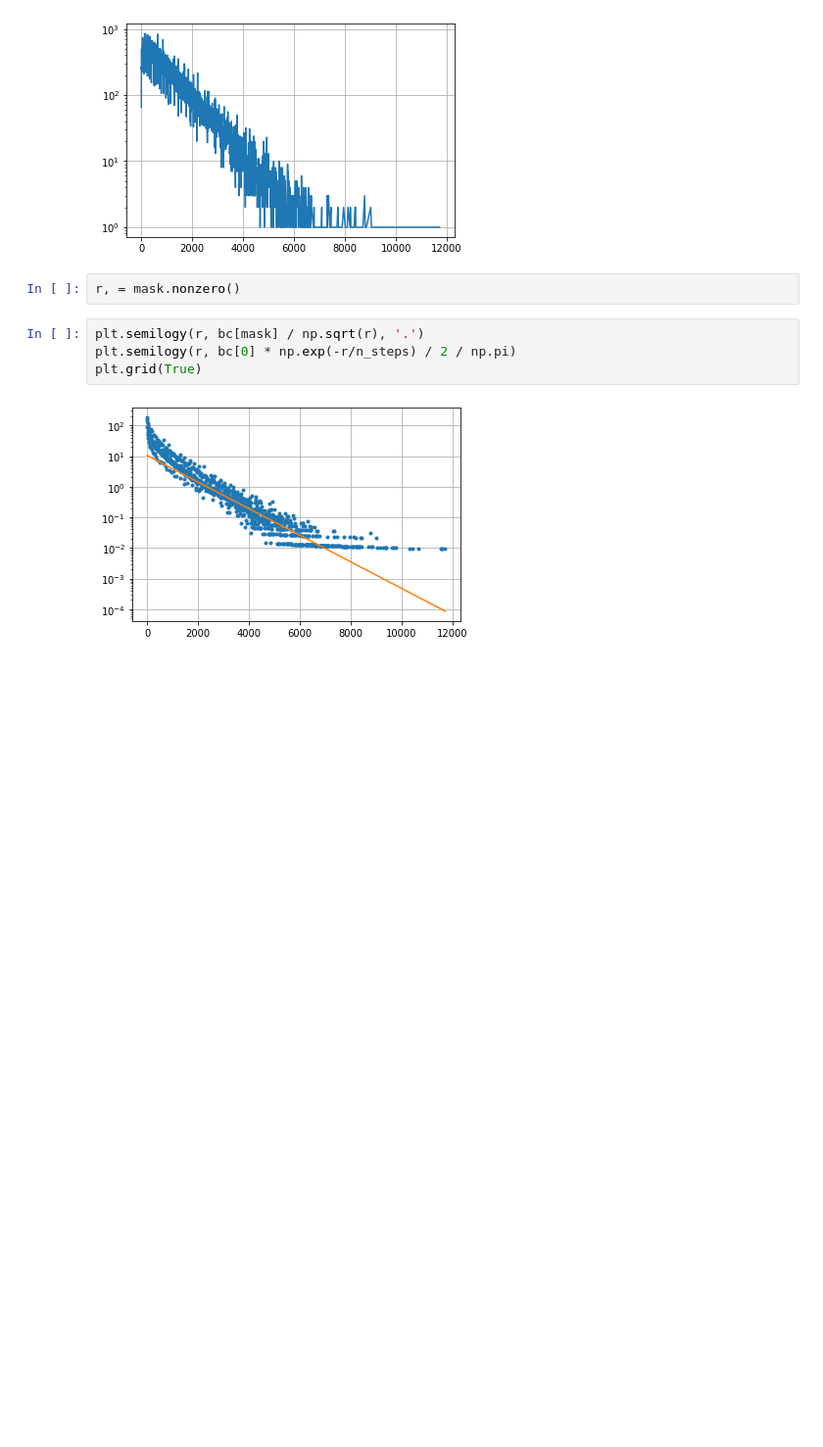
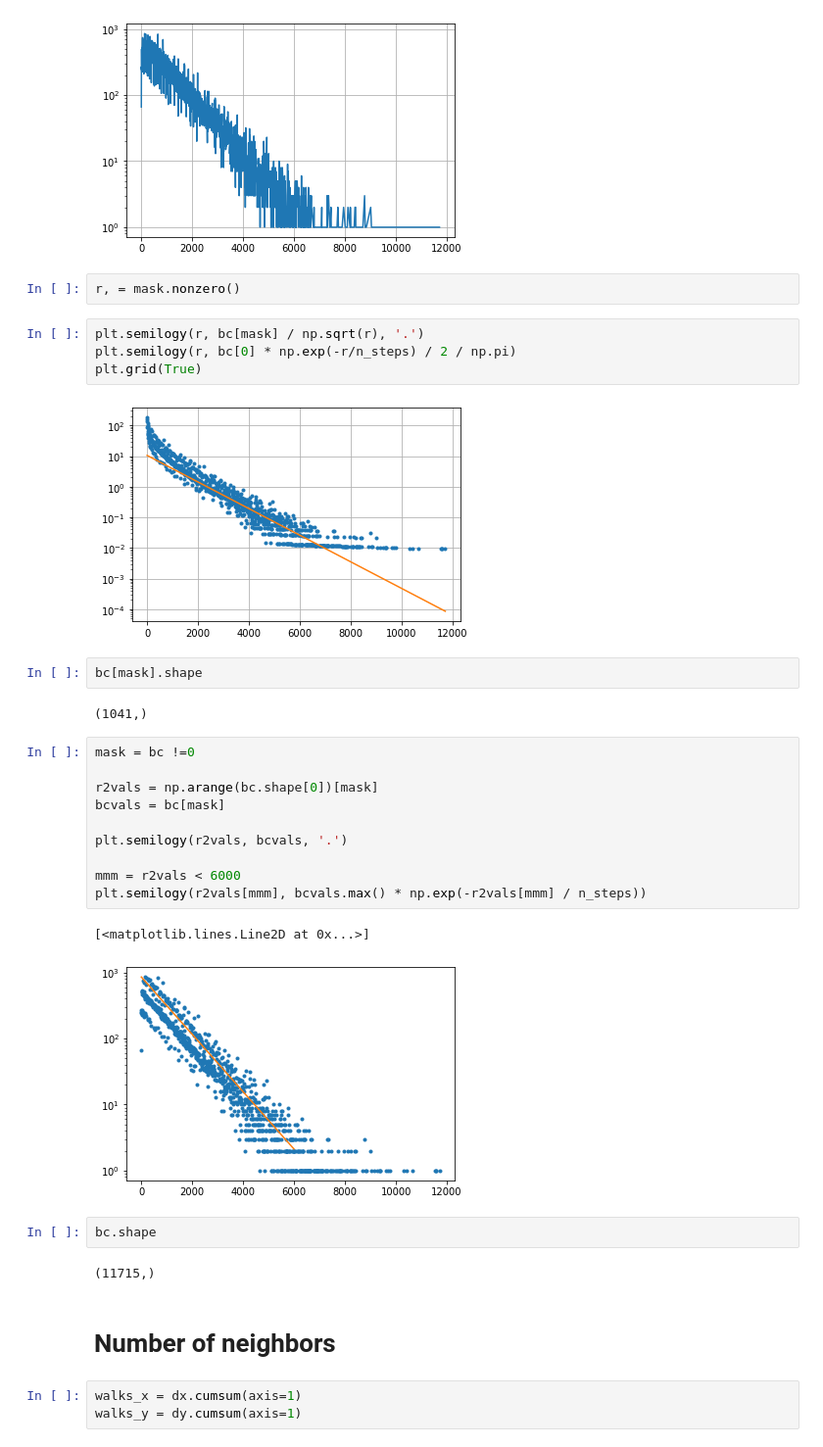
Before and after one commit to ev-br/saw, a Jupyter notebook: RW_distribution.ipynb, the cells around one changed output. Shown at 98% size. Cells and saved outputs as stored; diff of their text form; blank space fills up the shorter version.

```diff
--- a/RW_distribution.ipynb
+++ b/RW_distribution.ipynb
@@ -83,3 +114,29 @@ plt.semilogy(r, bc[0] * np.exp(-r/n_steps) / 2 / np.pi)
 plt.grid(True)
 # %% [output]
 [figure]
+# %%
+bc[mask].shape
+# %% [output]
+(1041,)
+# %%
+mask = bc !=0
+
+r2vals = np.arange(bc.shape[0])[mask]
+bcvals = bc[mask]
+
+plt.semilogy(r2vals, bcvals, '.')
+
+mmm = r2vals < 6000
+plt.semilogy(r2vals[mmm], bcvals.max() * np.exp(-r2vals[mmm] / n_steps))
+# %% [output]
+[<matplotlib.lines.Line2D at 0x...>]
+[figure, added]
+# %%
+bc.shape
+# %% [output]
+(11715,)
+# %% [markdown]
+# Number of neighbors
+# %%
+walks_x = dx.cumsum(axis=1)
+walks_y = dy.cumsum(axis=1)
```
Also changed, not shown: parts of 15 cells of this notebook.
